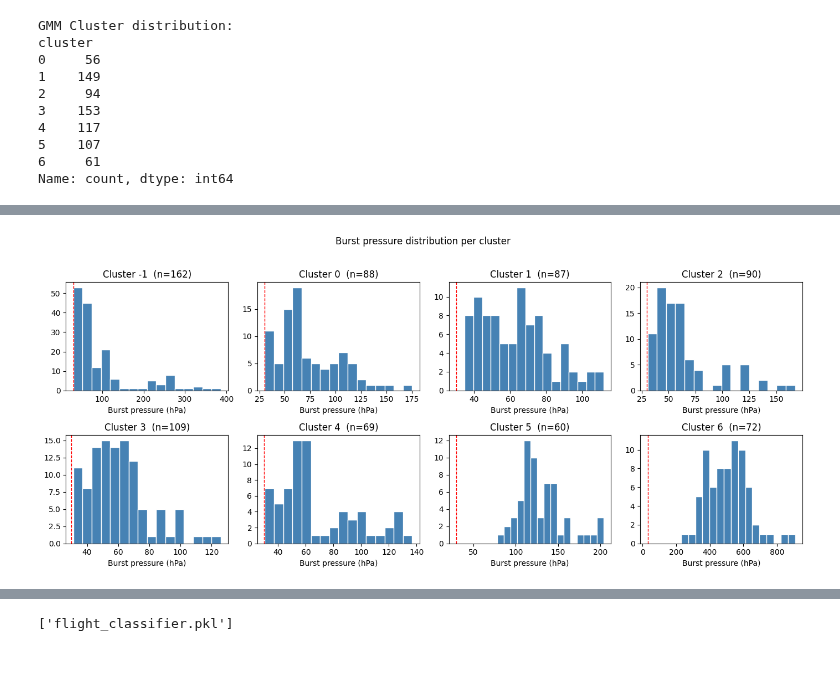
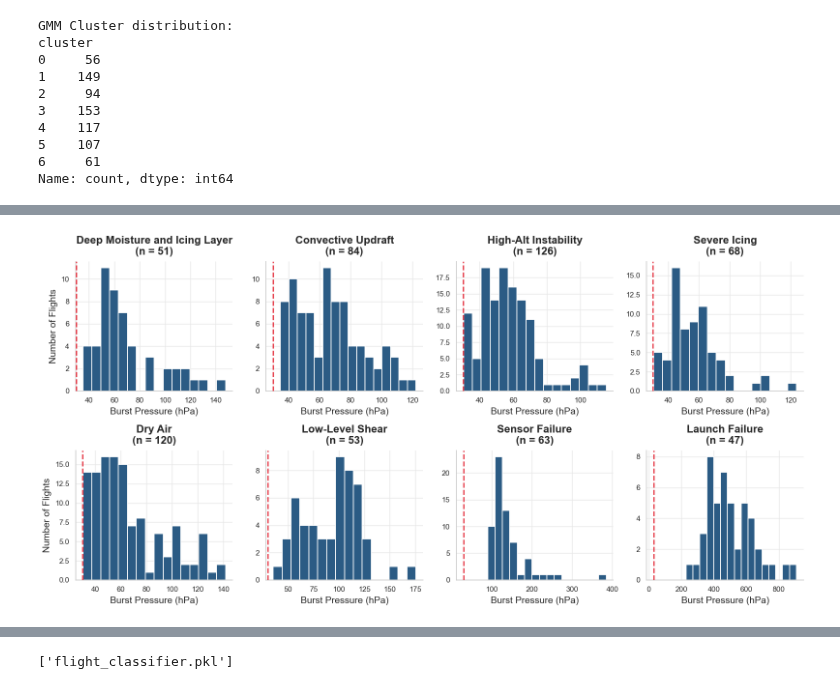
Before and after one commit to ahlililmar02/radiosonde_learning, a Jupyter notebook: classifier.ipynb, the cells around one changed output, grey strips where cells are left out. Cells and saved outputs as stored; diff of their text form; code cells hidden in the pictures; blank space fills up the shorter version.

```diff
--- a/classifier.ipynb
+++ b/classifier.ipynb
@@ -378,7 +367,7 @@ from sklearn.cluster import OPTICS
 
 clusterer = OPTICS(
     min_samples      = 25,
-    min_cluster_size = 0.08,
+    min_cluster_size = 0.06,
     metric           = 'euclidean',
     cluster_method   = 'xi',
     xi               = 0.01
@@ -396,11 +385,10 @@ print(f"\nNoise (-1): {(labels == -1).sum()} flights "
 interp_cols = [
     'burst_pres_hpa',
     'max_shear', 'shear_alt_m', 'shear_to_burst_m',
-    'bulk_shear_lower', 'bulk_shear_upper', 'max_wind_speed_mps',
-    'ascent_rate_var_burst', 'n_turbulent_spikes',
+     'max_wind_speed_mps',
     'ri_alt_m', 'n_unstable_layers',
     'icing_depth_m', 'icing_index', 'moist_index','moist_dd_mean',
-    'min_temp_C', 'min_temp_alt_m', 'temp_at_burst_C', 'pw_proxy',
+    'tropopause_temp_C', 'tropopause_alt_m', 'temp_at_burst_C', 'pw_proxy',
 ]
 
 overall_mean = feat_clean[interp_cols].mean()
@@ -589,22 +699,71 @@ Features below mean importance (candidates to drop):
 # %%
 import matplotlib.pyplot as plt
+import seaborn as sns
 
-fig, axes = plt.subplots(2, 4, figsize=(14, 6))
+# 1. Set a clean, modern style for presentations
+sns.set_theme(style="whitegrid", rc={"axes.edgecolor": "0.8", "grid.color": "0.9"})
+
+# 2. Map the cluster numbers back to their physical meaning!
+# Update these based on your final combined classes (e.g., merged icing)
+cluster_names = {
+    0: 'Deep Moisture and Icing Layer',
+    1: 'Convective Updraft',
+    2: 'High-Alt Instability',
+    3: 'Severe Icing',
+    4: 'Dry Air',
+    5: 'Low-Level Shear',
+    6: 'Sensor Failure',
+    7: 'Launch Failure'
+}
+
+valid_clusters = sorted([c for c in feat_clean['cluster'].unique() if c != -1])
+
+# Make the figure slightly wider to accommodate text
+fig, axes = plt.subplots(2, 4, figsize=(16, 8))
 axes = axes.flatten()
 
-for i, c in enumerate(sorted(feat_clean['cluster'].unique())):
+for i, c in enumerate(valid_clusters):
     sub = feat_clean[feat_clean['cluster'] == c]
-    axes[i].hist(sub['burst_pres_hpa'], bins=16, color='steelblue', edgecolor='white')
-    axes[i].set_title(f'Cluster {c}  (n={len(sub)})')
-    axes[i].set_xlabel('Burst pressure (hPa)')
-    axes[i].axvline(30, color='red', linewidth=1, linestyle='--', label='30 hPa')
+    ax = axes[i]
 
-plt.suptitle('Burst pressure distribution per cluster', y=1.02)
+    # Use a professional corporate blue and thicker edges for the bars
+    ax.hist(sub['burst_pres_hpa'], bins=16, color='#2B5B84', edgecolor='white', linewidth=1.2)
+
+    # Add human-readable titles with the sample size on a new line
+    title_name = cluster_names.get(c, f"Cluster {c}")
+    ax.set_title(f"{title_name}\n(n = {len(sub)})", fontsize=16, fontweight='bold', pad=10)
+
+    ax.set_xlabel('Burst Pressure (hPa)', fontsize=14, labelpad=5)
+
+    # Only show the Y-axis label on the far left charts to reduce clutter
+    if i % 4 == 0:
+        ax.set_ylabel('Number of Flights', fontsize=14, labelpad=5)
+
+    # Format the Target Line
+    ax.axvline(30, color='#E63946', linewidth=2, linestyle='--', zorder=3)
+
+    # Annotate the red line on the first chart so the audience knows what it is
+    if i == 0:
+        # Get the max Y value to place the text nicely near the top
+        y_max = ax.get_ylim()[1]
+
+    # Remove the top and right borders (Chart Junk)
+    ax.spines['top'].set_visible(False)
+    ax.spines['right'].set_visible(False)
+
+# Hide any completely empty subplots (e.g., if you only have 7 valid clusters, the 8th box is blank)
+for j in range(i + 1, len(axes)):
+    axes[j].set_visible(False)
+
+# Add a compelling overarching title
+
 plt.tight_layout()
-plt.savefig('burst_pressure_per_cluster.png', dpi=150, bbox_inches='tight')
+
+# Save at 300 DPI (Standard for sharp PowerPoint images)
+plt.savefig('burst_pressure_presentation.png', dpi=300, bbox_inches='tight')
 plt.show()
 # %% [output]
-[figure, old version]
+[figure, new version]
 # %%
 label_map = {
     -1 : 'unknown_premature',   # exclude from training
```
Also changed, not shown: parts of 17 cells of this notebook, 12 other files.
